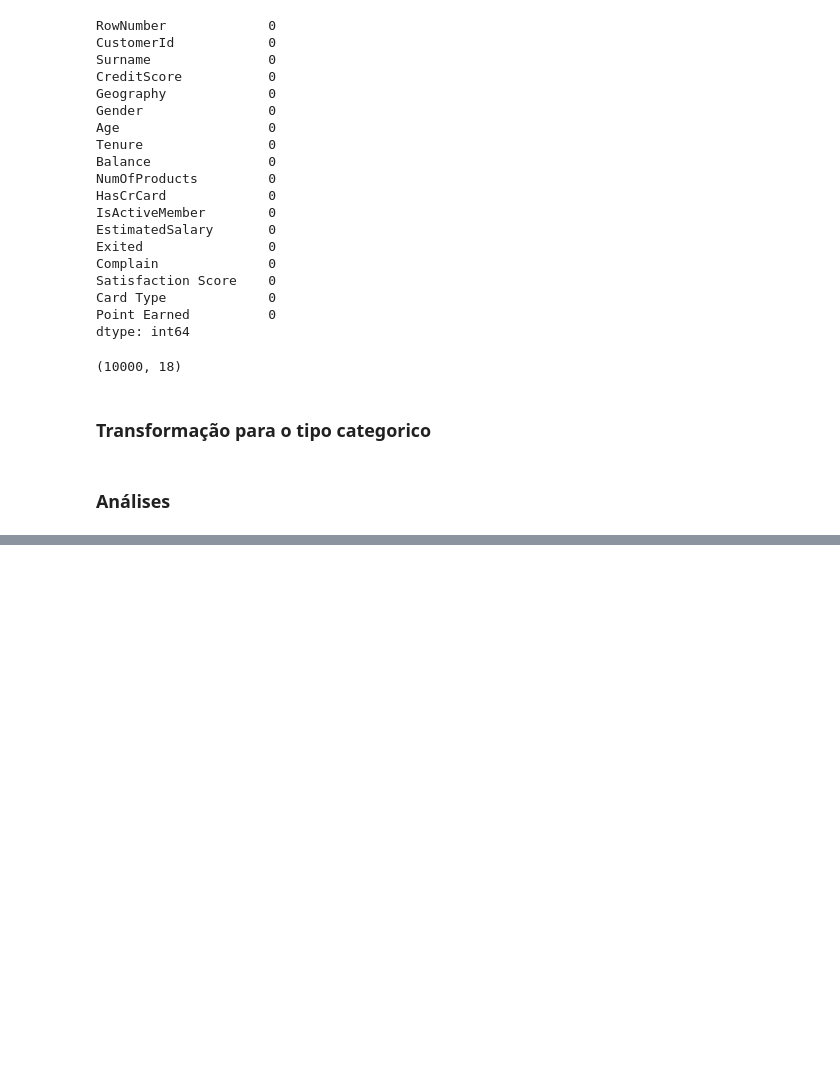
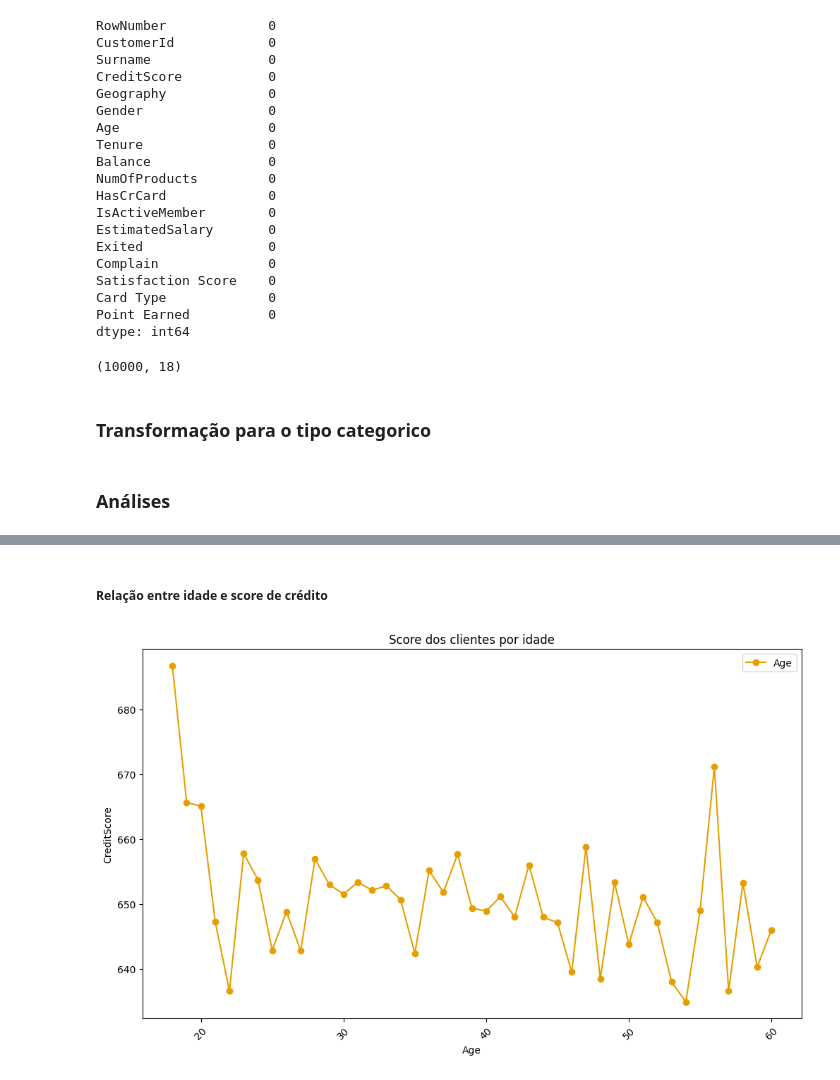
Before and after one commit to italorizzo/bankChurn, a Jupyter notebook: descriptive_analytics/descritive.ipynb, the cells around one changed output, grey strips where cells are left out. Drawn from its saved outputs; the diff is of its cells as text; code cells hidden in the pictures; blank space fills up the shorter version.

```diff
--- a/descriptive_analytics/descritive.ipynb
+++ b/descriptive_analytics/descritive.ipynb
@@ -122,0 +178,11 @@ df['Exited'] = df['Exited'].astype('category')
+# %% [markdown]
+##### Relação entre idade e score de crédito
+# %%
+max_age = df[df['Age'] <= 60]
+score_casa = max_age.groupby(['Age']).agg(
+    {'CreditScore': 'mean'}
+).reset_index()
+
+plot_chart(score_casa, 'CreditScore', 'Age', 'line', title='Score dos clientes por idade', colors=['#E69F00'], show_legend=False)
+# %% [output]
+[figure, added]
```
Also changed, not shown: parts of 35 cells of this notebook.
